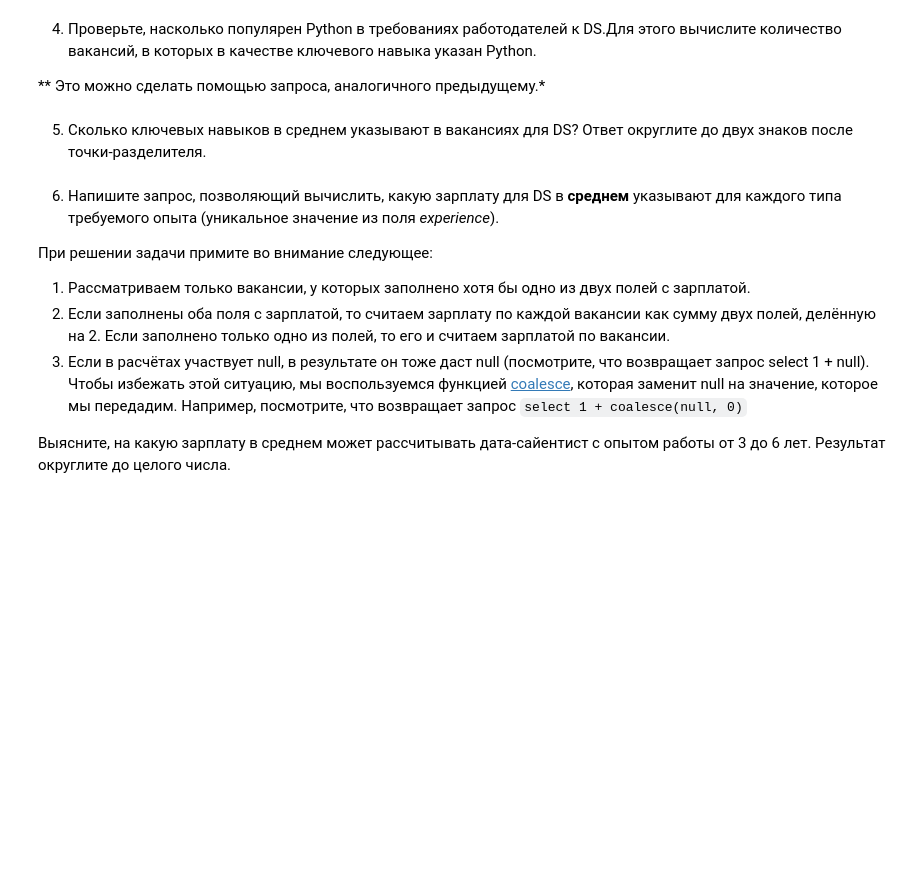
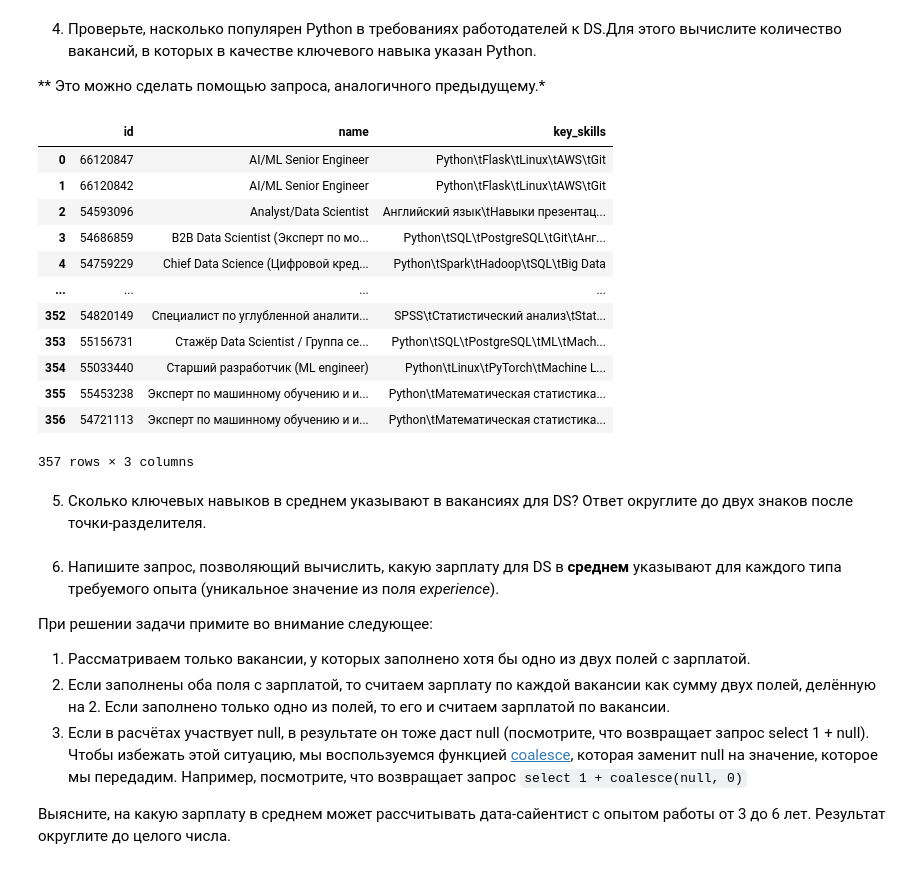
Before and after one commit to YarikKa2/SQL__StudyPrject2, a Jupyter notebook: code/SQL_StudyProject2.ipynb, the cells around one changed output. Cells and saved outputs as stored; diff of their text form; code cells hidden in the pictures; blank space fills up the shorter version.

```diff
--- a/code/SQL_StudyProject2.ipynb
+++ b/code/SQL_StudyProject2.ipynb
@@ -679,9 +677,50 @@ Data_Vac_SQL
 
 ** Это можно сделать помощью запроса, аналогичного предыдущему.*
 # %%
-# текст запроса
+query_6_4 = '''
+select
+    id,
+    name,
+    key_skills
+
+from
+    vacancies
+
+where
+    ((name ilike '%ML%' and name not ilike '%HTML%') or
+
+    (lower(name) like '%data scientist%') or
+    (lower(name) like '%data science%') or
+    (lower(name) like '%исследователь данных%') or
+    (lower(name) like '%machine learning%') or
+    (lower(name) like '%машинн%обучен%') and
+
+    (key_skills IS NOT NULL))
+
+    AND
+
+    (lower(key_skills) like '%python%')
+
+order by name
+
+'''
 # %%
-# результат запроса
+Data_Vac_Python = pd.read_sql_query(query_6_4, connection)
+Data_Vac_Python
+# %% [output]
+|  | id | name | key_skills |
+| 0 | 66120847 | AI/ML Senior Engineer | Python\tFlask\tLinux\tAWS\tGit |
+| 1 | 66120842 | AI/ML Senior Engineer | Python\tFlask\tLinux\tAWS\tGit |
+| 2 | 54593096 | Analyst/Data Scientist | Английский язык\tНавыки презентац... |
+| 3 | 54686859 | B2B Data Scientist (Эксперт по мо... | Python\tSQL\tPostgreSQL\tGit\tАнг... |
+| 4 | 54759229 | Chief Data Science (Цифровой кред... | Python\tSpark\tHadoop\tSQL\tBig Data |
+| ... | ... | ... | ... |
+| 352 | 54820149 | Специалист по углубленной аналити... | SPSS\tСтатистический анализ\tStat... |
+| 353 | 55156731 | Стажёр Data Scientist / Группа се... | Python\tSQL\tPostgreSQL\tML\tMach... |
+| 354 | 55033440 | Старший разработчик (ML engineer) | Python\tLinux\tPyTorch\tMachine L... |
+| 355 | 55453238 | Эксперт по машинному обучению и и... | Python\tМатематическая статистика... |
+| 356 | 54721113 | Эксперт по машинному обучению и и... | Python\tМатематическая статистика... |
+357 rows × 3 columns
 # %% [markdown]
 5. Сколько ключевых навыков в среднем указывают в вакансиях для DS?
 Ответ округлите до двух знаков после точки-разделителя.
```
Also changed, not shown: parts of 4 cells of this notebook.
